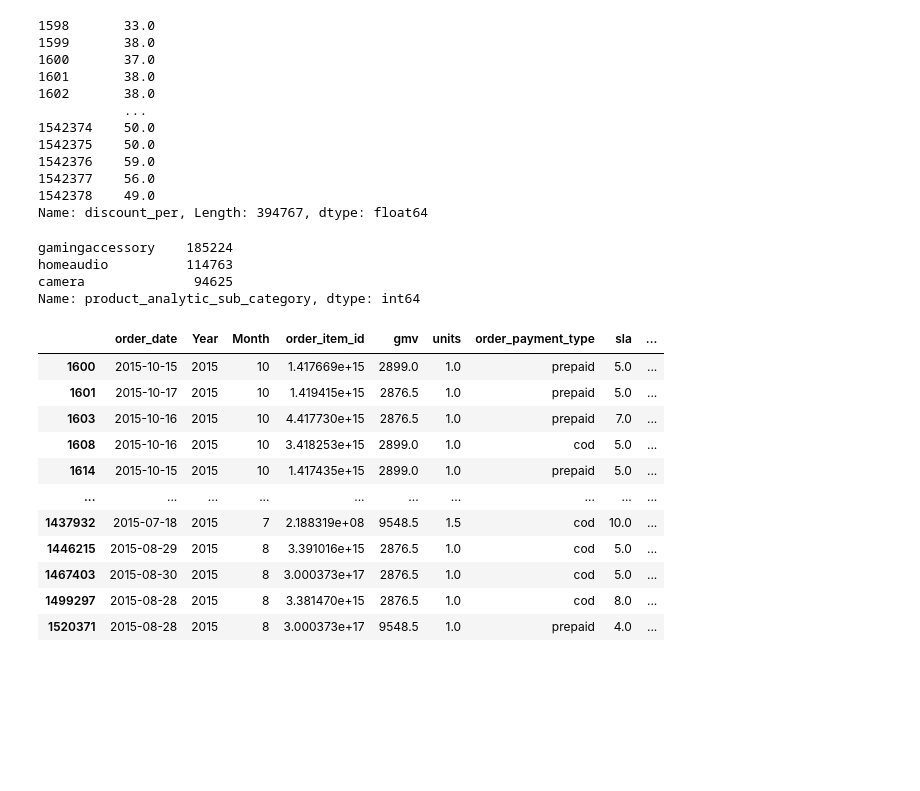
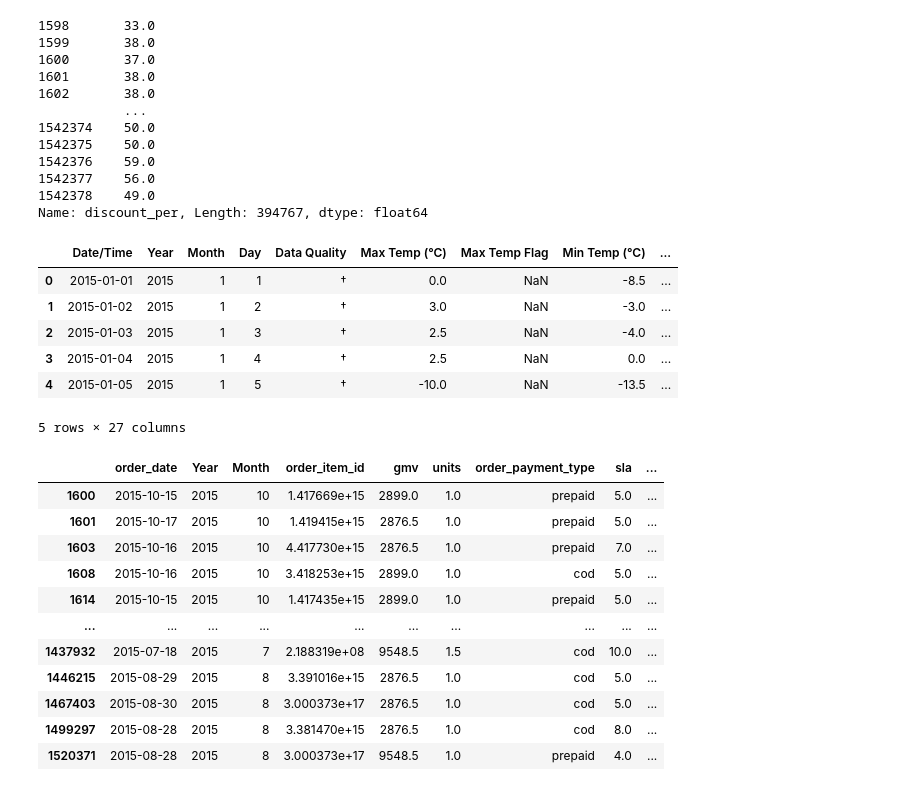
Before and after one commit to PrajsPrabs/UpgradBACaseStudy, a Jupyter notebook: EComm1.ipynb, the cells around one changed output. Saved outputs shown, nothing was run; the diff lists cells and outputs as text; code cells hidden in the pictures; blank space fills up the shorter version.

```diff
--- a/EComm1.ipynb
+++ b/EComm1.ipynb
@@ -630,17 +620,20 @@ Name: discount_per, Length: 394767, dtype: float64
 # %%
 # ProdList
 # Investment
 # MonthlyNPS
 # SalesCal
 # Ont2015
 # Ont2016
 
-EleData2.product_analytic_sub_category.value_counts()
+Ont2015.head()
 # %% [output]
+|  | Date/Time | Year | Month | Day | Data Quality | Max Temp (°C) | Max Temp Flag | Min Temp (°C) | ... |
+| 0 | 2015-01-01 | 2015 | 1 | 1 | † | 0.0 | NaN | -8.5 | ... |
+| 1 | 2015-01-02 | 2015 | 1 | 2 | † | 3.0 | NaN | -3.0 | ... |
+| 2 | 2015-01-03 | 2015 | 1 | 3 | † | 2.5 | NaN | -4.0 | ... |
+| 3 | 2015-01-04 | 2015 | 1 | 4 | † | 2.5 | NaN | 0.0 | ... |
+| 4 | 2015-01-05 | 2015 | 1 | 5 | † | -10.0 | NaN | -13.5 | ... |
-gamingaccessory    185224
-homeaudio          114763
-camera              94625
-Name: product_analytic_sub_category, dtype: int64
+5 rows × 27 columns
 # %%
 SalesCal.head(20)
 
```
Also changed, not shown: parts of 9 cells of this notebook.
